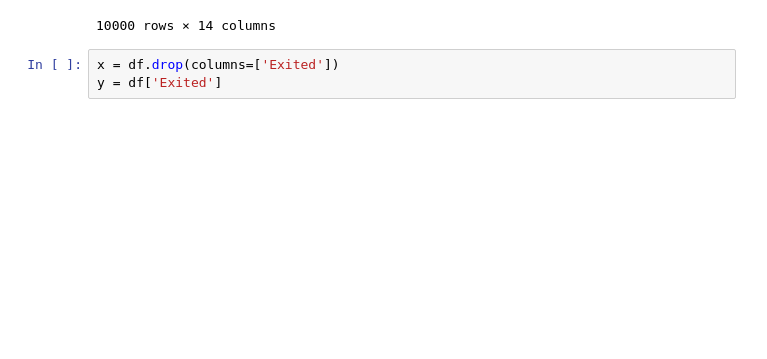
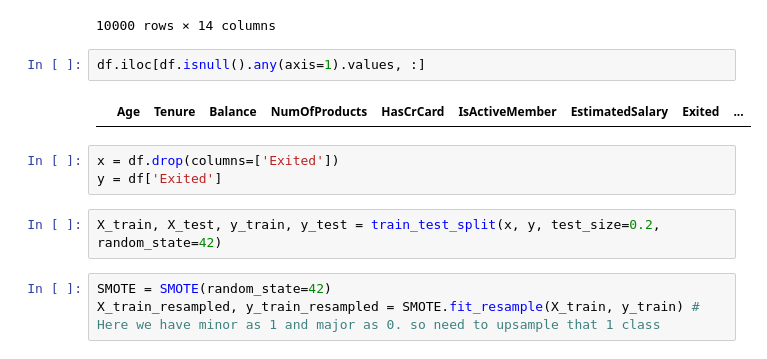
Before and after one commit to ManethNin/Production-Ready-ML-Systems, a Jupyter notebook: EDA/data/5_handle_class_imbalance.ipynb, the cells around one changed output. Saved outputs shown, nothing was run; the diff lists cells and outputs as text; blank space fills up the shorter version.

```diff
--- a/EDA/data/5_handle_class_imbalance.ipynb
+++ b/EDA/data/5_handle_class_imbalance.ipynb
@@ -17,6 +42,15 @@ df
 | 9998 | 0.302971 | -0.695982 | -0.022608 | 2 | 1 | 0 | -0.125231 | 1 | ... |
 | 9999 | -1.070659 | -0.350204 | 0.859965 | 1 | 1 | 0 | -1.076370 | 0 | ... |
 10000 rows × 14 columns
+# %%
+df.iloc[df.isnull().any(axis=1).values, :]
+# %% [output]
+|  | Age | Tenure | Balance | NumOfProducts | HasCrCard | IsActiveMember | EstimatedSalary | Exited | ... |
 # %%
 x = df.drop(columns=['Exited'])
 y = df['Exited']
+# %%
+X_train, X_test, y_train, y_test = train_test_split(x, y, test_size=0.2, random_state=42)
+# %%
+SMOTE = SMOTE(random_state=42)
+X_train_resampled, y_train_resampled = SMOTE.fit_resample(X_train, y_train) # Here we have minor as 1 and major as 0. so need to upsample that 1 class
```
Also changed, not shown: parts of 6 cells of this notebook, 2 other files.
